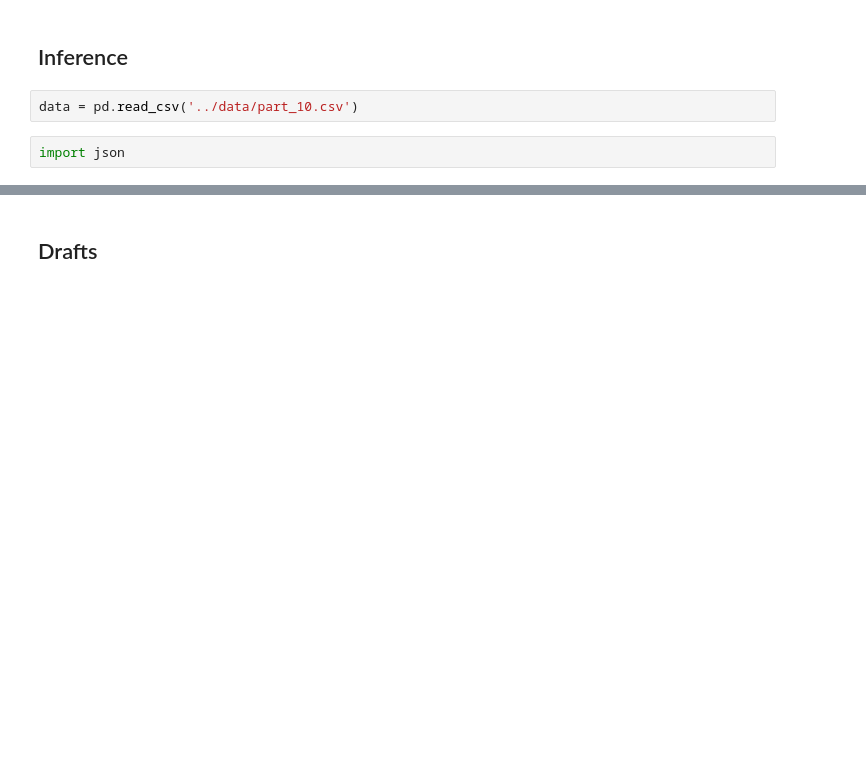
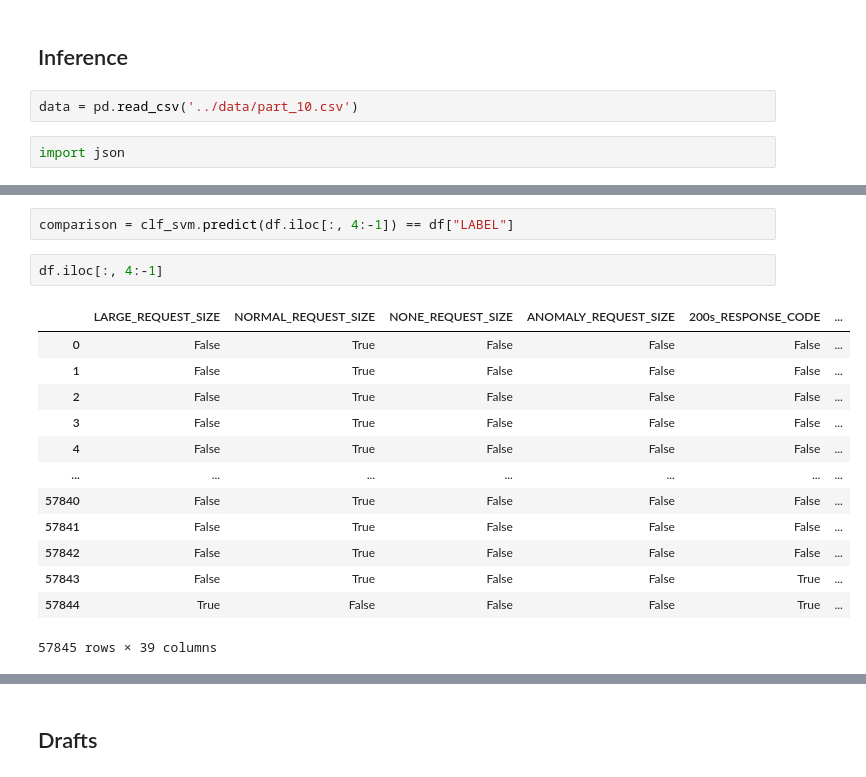
Before and after one commit to jellyhater/pozitive_tz, a Jupyter notebook: jupyters/main.ipynb, the cells around one changed output, grey strips where cells are left out. Saved outputs shown, nothing was run; the diff lists cells and outputs as text; blank space fills up the shorter version.

```diff
--- a/jupyters/main.ipynb
+++ b/jupyters/main.ipynb
@@ -868,2 +858,20 @@ clf_svm.predict([pd.Series(json_data)])
 # %% [output]
 array([-1])
+# %%
+comparison = clf_svm.predict(df.iloc[:, 4:-1]) == df["LABEL"]
+# %%
+df.iloc[:, 4:-1]
+# %% [output]
+|  | LARGE_REQUEST_SIZE | NORMAL_REQUEST_SIZE | NONE_REQUEST_SIZE | ANOMALY_REQUEST_SIZE | 200s_RESPONSE_CODE | ... |
+| 0 | False | True | False | False | False | ... |
+| 1 | False | True | False | False | False | ... |
+| 2 | False | True | False | False | False | ... |
+| 3 | False | True | False | False | False | ... |
+| 4 | False | True | False | False | False | ... |
+| ... | ... | ... | ... | ... | ... | ... |
+| 57840 | False | True | False | False | False | ... |
+| 57841 | False | True | False | False | False | ... |
+| 57842 | False | True | False | False | False | ... |
+| 57843 | False | True | False | False | True | ... |
+| 57844 | True | False | False | False | True | ... |
+57845 rows × 39 columns
```
Also changed, not shown: parts of 34 cells of this notebook, 2 other files.
